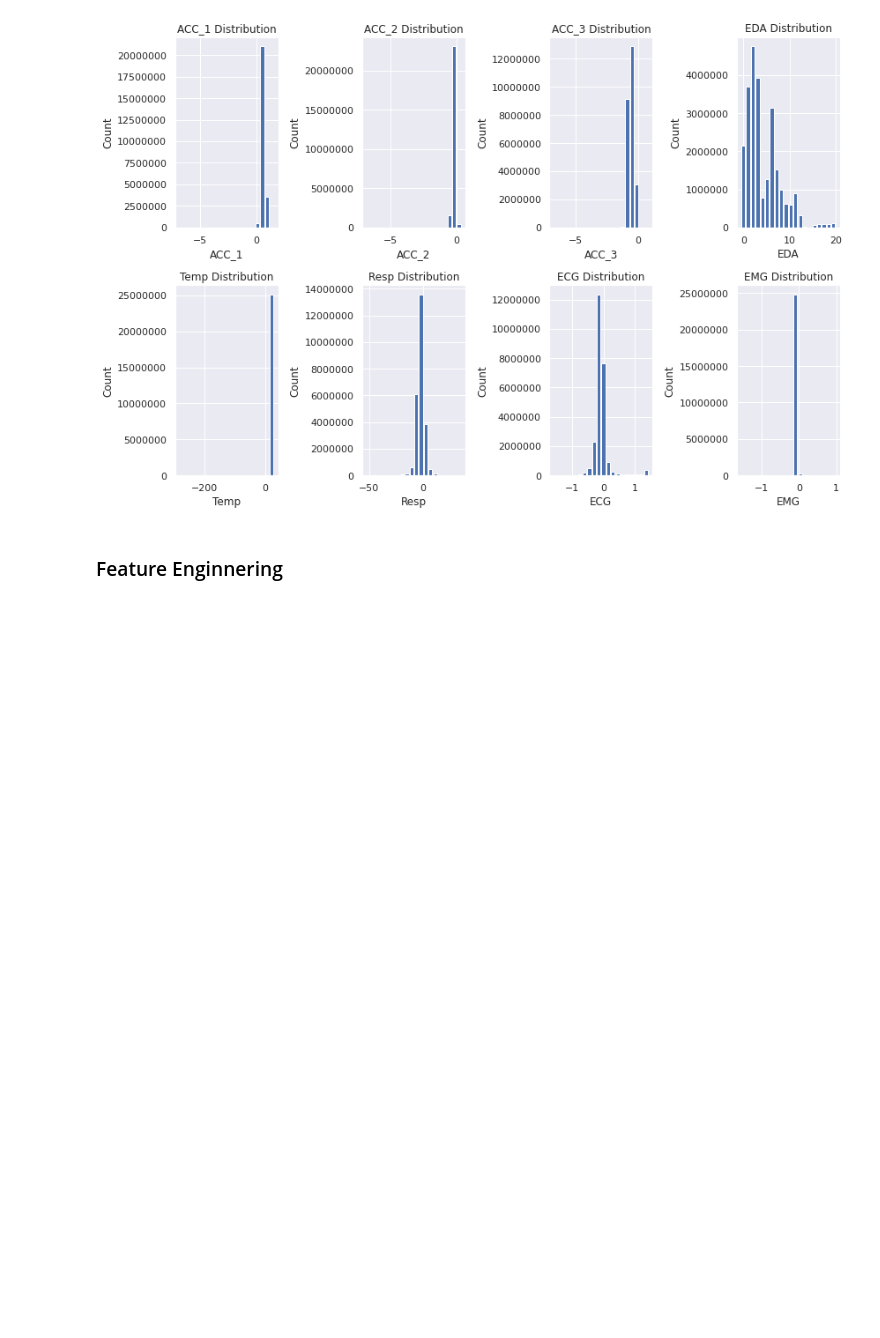
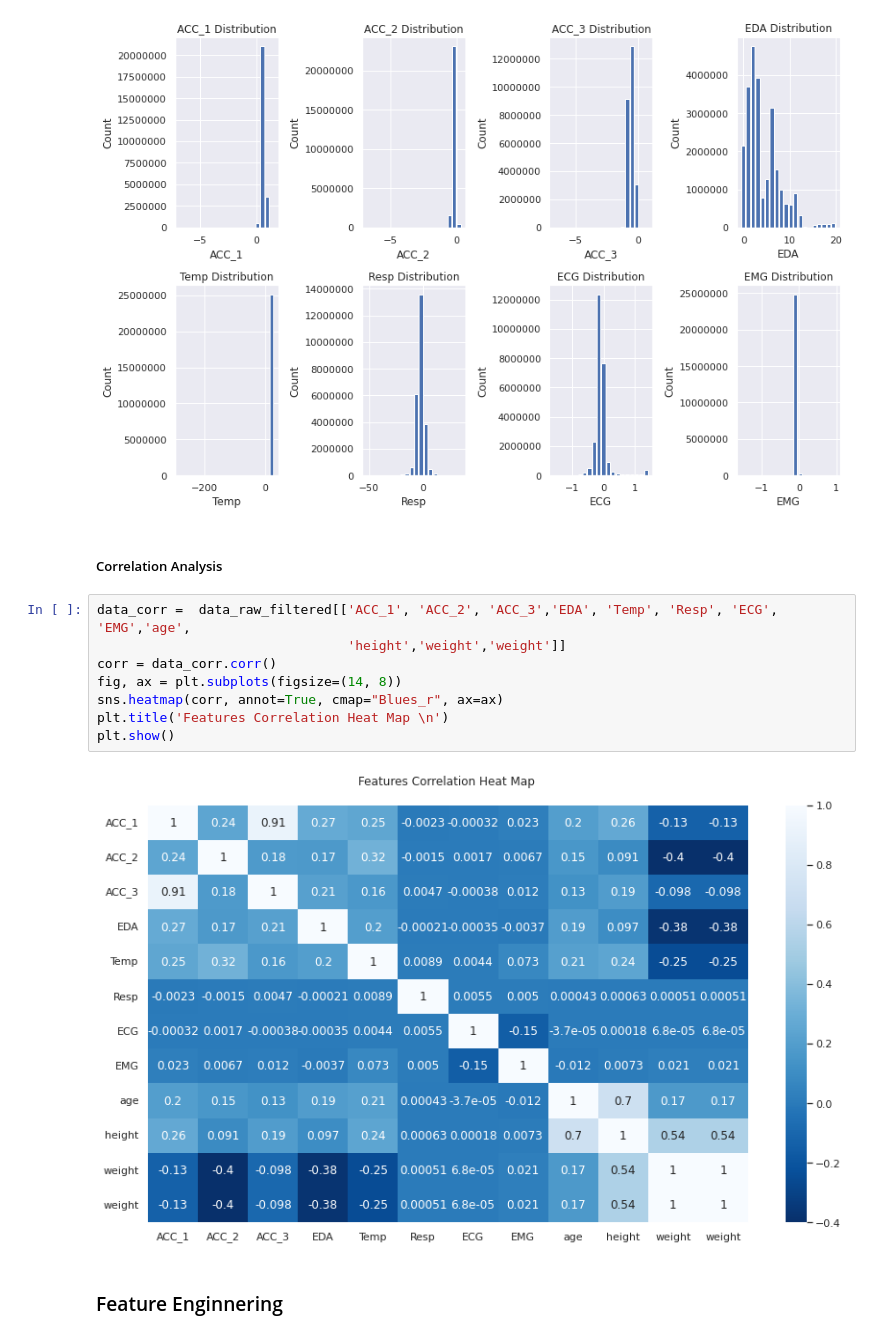
Before and after one commit to cheerspankaj/MADS_2023_Capstone, a Jupyter notebook: Capstone_StressDetection_Master.ipynb, the cells around one changed output. Saved outputs shown, nothing was run; the diff lists cells and outputs as text; blank space fills up the shorter version.

```diff
--- a/Capstone_StressDetection_Master.ipynb
+++ b/Capstone_StressDetection_Master.ipynb
@@ -244,6 +226,18 @@ sensor_list = ['ACC_1', 'ACC_2', 'ACC_3','EDA', 'Temp', 'Resp', 'ECG', 'EMG']
 datavis.plot_sensor_data(data_raw_filtered,sensor_list)
 # %% [output]
 [figure]
+# %% [markdown]
+##### Correlation Analysis
+# %%
+data_corr =  data_raw_filtered[['ACC_1', 'ACC_2', 'ACC_3','EDA', 'Temp', 'Resp', 'ECG', 'EMG','age',
+                                'height','weight','weight']]
+corr = data_corr.corr()
+fig, ax = plt.subplots(figsize=(14, 8))
+sns.heatmap(corr, annot=True, cmap="Blues_r", ax=ax)
+plt.title('Features Correlation Heat Map \n')
+plt.show()
+# %% [output]
+[figure, added]
 # %% [markdown]
 ### Feature Enginnering
 # %%
```
Also changed, not shown: parts of 42 cells of this notebook, 3 other files.
